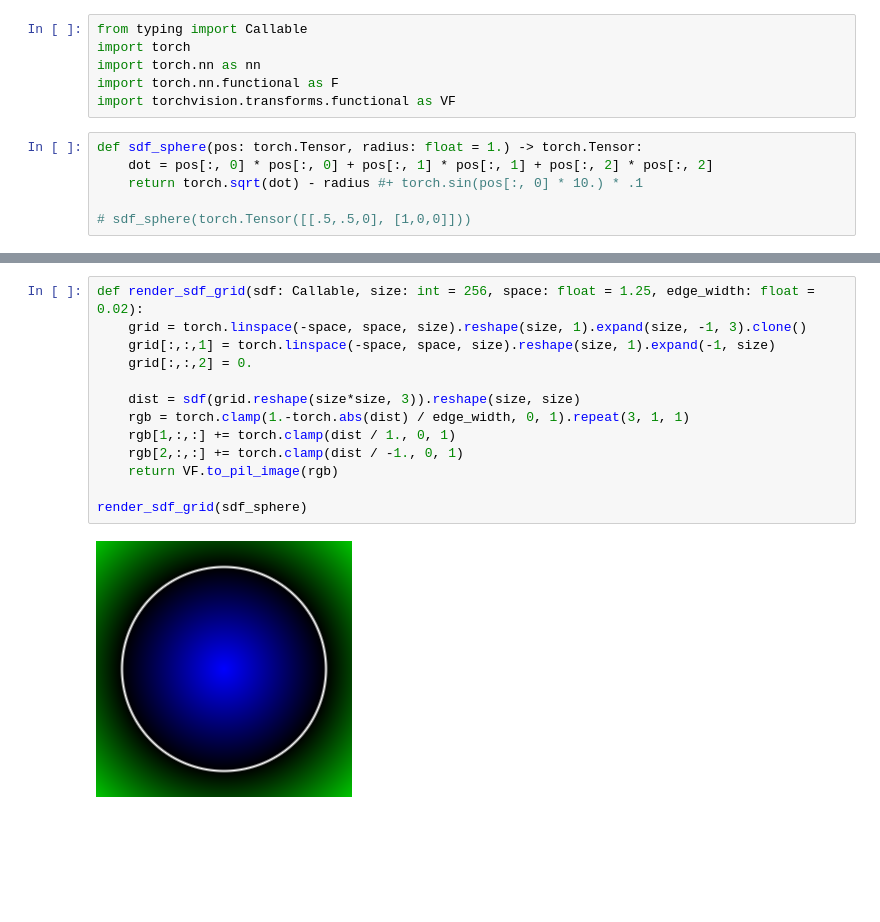
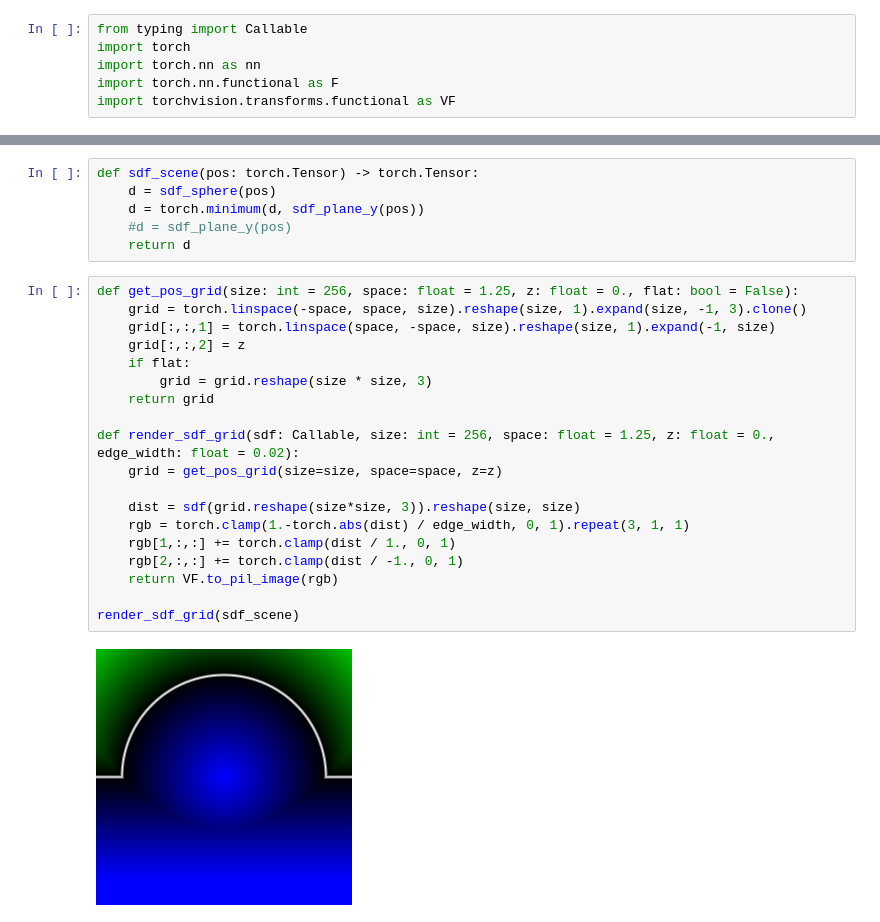
Before and after one commit to defgsus/blog, a Jupyter notebook: src/nn/sdf/sdf-dev.ipynb, the cells around one changed output, grey strips where cells are left out. Cells and saved outputs as stored; diff of their text form; blank space fills up the shorter version.

```diff
--- a/src/nn/sdf/sdf-dev.ipynb
+++ b/src/nn/sdf/sdf-dev.ipynb
@@ -4,9 +4,3 @@ import torch
 import torch.nn as nn
 import torch.nn.functional as F
 import torchvision.transforms.functional as VF
-# %%
-def sdf_sphere(pos: torch.Tensor, radius: float = 1.) -> torch.Tensor:
-    dot = pos[:, 0] * pos[:, 0] + pos[:, 1] * pos[:, 1] + pos[:, 2] * pos[:, 2]
-    return torch.sqrt(dot) - radius #+ torch.sin(pos[:, 0] * 10.) * .1
-
-# sdf_sphere(torch.Tensor([[.5,.5,0], [1,0,0]]))
@@ -13,15 +36,27 @@ def sdf_sphere(pos: torch.Tensor, radius: float = 1.) -> torch.Tensor:
+# %%
+def sdf_scene(pos: torch.Tensor) -> torch.Tensor:
+    d = sdf_sphere(pos)
+    d = torch.minimum(d, sdf_plane_y(pos))
+    #d = sdf_plane_y(pos)
+    return d
 # %%
-def render_sdf_grid(sdf: Callable, size: int = 256, space: float = 1.25, edge_width: float = 0.02):
+def get_pos_grid(size: int = 256, space: float = 1.25, z: float = 0., flat: bool = False):
     grid = torch.linspace(-space, space, size).reshape(size, 1).expand(size, -1, 3).clone()
-    grid[:,:,1] = torch.linspace(-space, space, size).reshape(size, 1).expand(-1, size)
-    grid[:,:,2] = 0.
+    grid[:,:,1] = torch.linspace(space, -space, size).reshape(size, 1).expand(-1, size)
+    grid[:,:,2] = z
+    if flat:
+        grid = grid.reshape(size * size, 3)
+    return grid
+
+def render_sdf_grid(sdf: Callable, size: int = 256, space: float = 1.25, z: float = 0., edge_width: float = 0.02):
+    grid = get_pos_grid(size=size, space=space, z=z)
 
     dist = sdf(grid.reshape(size*size, 3)).reshape(size, size)
     rgb = torch.clamp(1.-torch.abs(dist) / edge_width, 0, 1).repeat(3, 1, 1)
     rgb[1,:,:] += torch.clamp(dist / 1., 0, 1)
     rgb[2,:,:] += torch.clamp(dist / -1., 0, 1)
     return VF.to_pil_image(rgb)
 
-render_sdf_grid(sdf_sphere)
+render_sdf_grid(sdf_scene)
 # %% [output]
-[figure, old version]
+[figure, new version]
```
Also changed, not shown: parts of 3 cells of this notebook, 5 other files.
